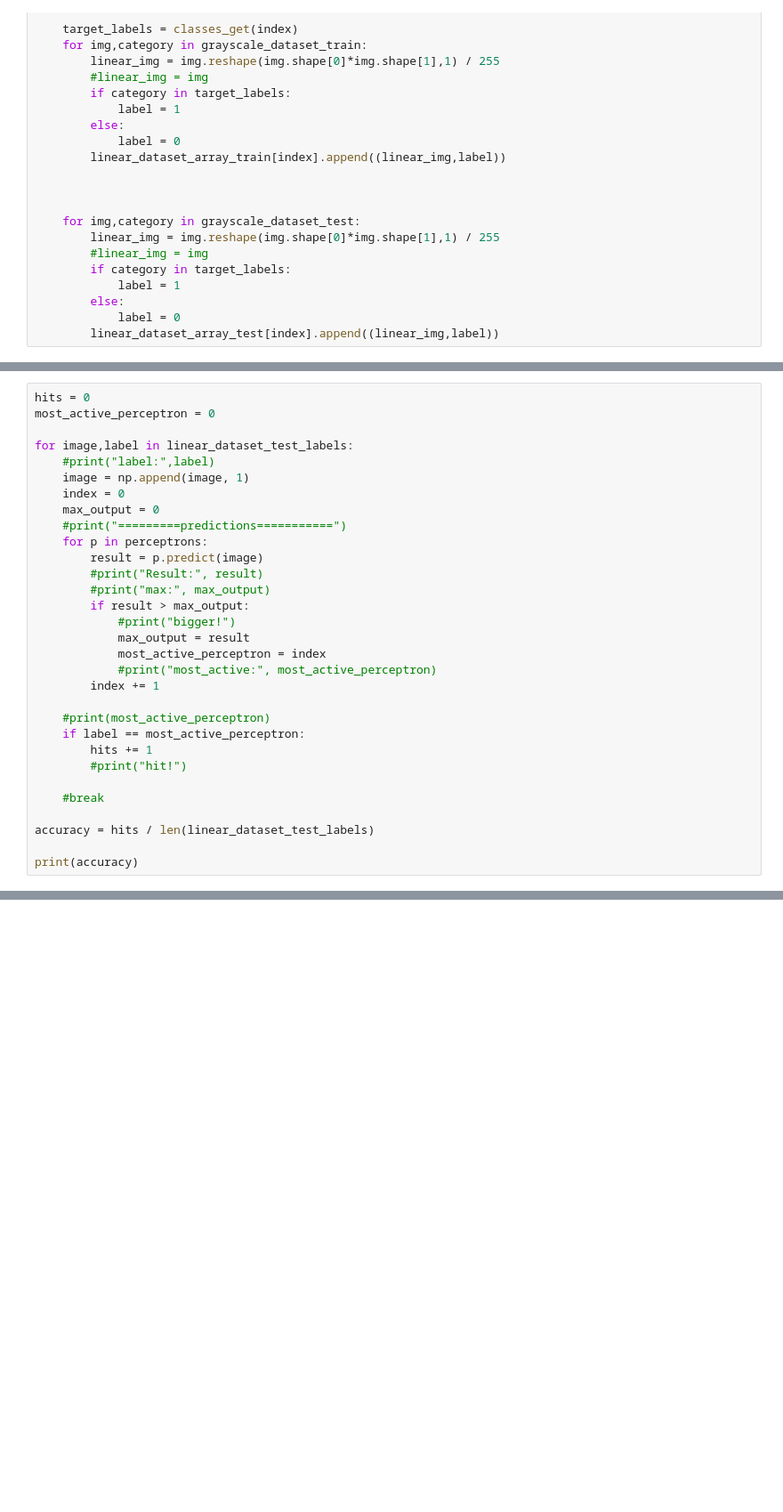
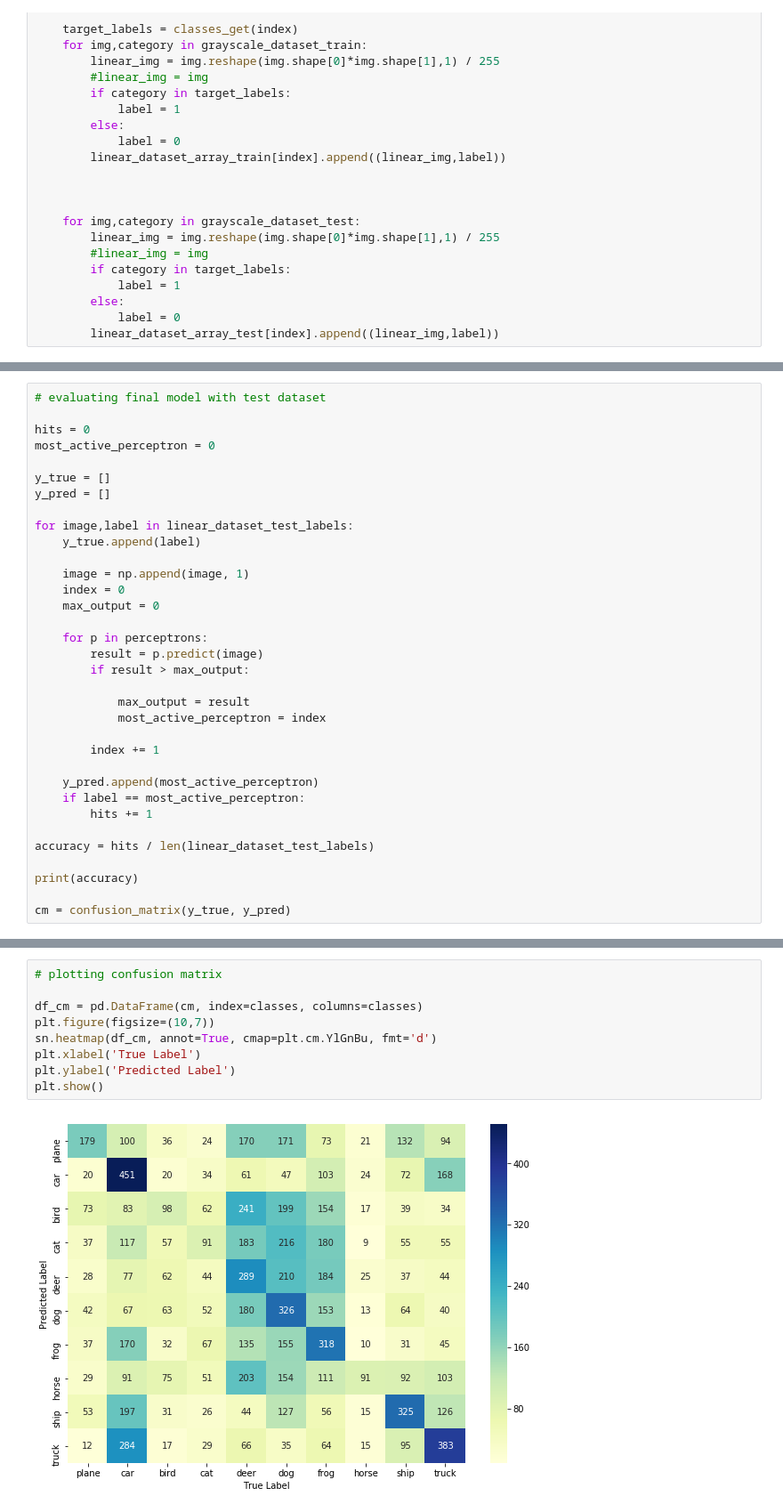
Before and after one commit to atbender/perceptron, a Jupyter notebook: Perceptron.ipynb, the cells around one changed output, grey strips where cells are left out. Shown at 89% size. Cells and saved outputs as stored; diff of their text form; blank space fills up the shorter version.

Commit message:
Added confusion matrix

```diff
--- a/Perceptron.ipynb
+++ b/Perceptron.ipynb
@@ -397,34 +415,37 @@ for img,category in grayscale_dataset_test:
     label = classes.index(category)
     linear_dataset_test_labels.append((linear_img,label))
 # %%
+# evaluating final model with test dataset
+
 hits = 0
 most_active_perceptron = 0
 
+y_true = []
+y_pred = []
+
 for image,label in linear_dataset_test_labels:
-    #print("label:",label)
+    y_true.append(label)
+
     image = np.append(image, 1)
     index = 0
     max_output = 0
-    #print("=========predictions===========")
+
     for p in perceptrons:
         result = p.predict(image)
-        #print("Result:", result)
-        #print("max:", max_output)
         if result > max_output:
-            #print("bigger!")
+
             max_output = result
             most_active_perceptron = index
-            #print("most_active:", most_active_perceptron)
+
         index += 1
 
-    #print(most_active_perceptron)
+    y_pred.append(most_active_perceptron)
     if label == most_active_perceptron:
         hits += 1
-        #print("hit!")
-
-    #break
 
 accuracy = hits / len(linear_dataset_test_labels)
 
 print(accuracy)
+
+cm = confusion_matrix(y_true, y_pred)
 # %% [output]
@@ -431,0 +453,11 @@ print(accuracy)
+# %%
+# plotting confusion matrix
+
+df_cm = pd.DataFrame(cm, index=classes, columns=classes)
+plt.figure(figsize=(10,7))
+sn.heatmap(df_cm, annot=True, cmap=plt.cm.YlGnBu, fmt='d')
+plt.xlabel('True Label')
+plt.ylabel('Predicted Label')
+plt.show()
+# %% [output]
+[figure, added]
```
Also changed, not shown: parts of 20 cells of this notebook.
